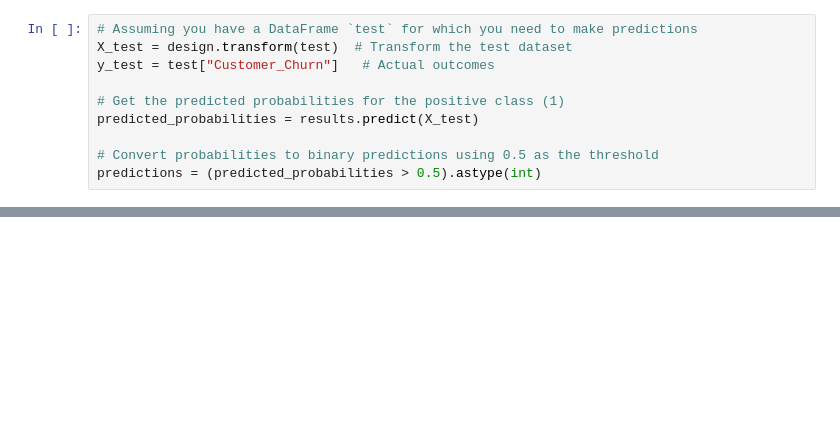
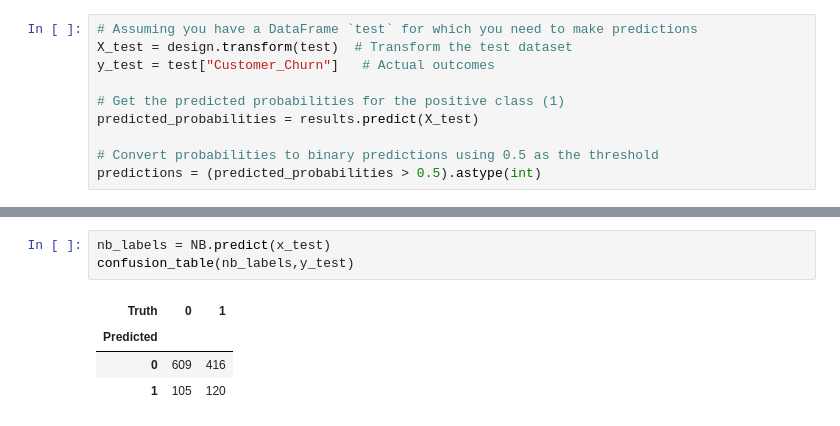
Before and after one commit to wend1k3/Wussap, a Jupyter notebook: logisticReg.ipynb, the cells around one changed output, grey strips where cells are left out. Drawn from its saved outputs; the diff is of its cells as text; blank space fills up the shorter version.

```diff
--- a/logisticReg.ipynb
+++ b/logisticReg.ipynb
@@ -96,0 +147,8 @@ weighted avg       0.56      0.58      0.54      1250
+# %%
+nb_labels = NB.predict(x_test)
+confusion_table(nb_labels,y_test)
+# %% [output]
+| Truth | 0 | 1 |
+| Predicted |  |  |
+| 0 | 609 | 416 |
+| 1 | 105 | 120 |
```
Also changed, not shown: parts of 15 cells of this notebook.
